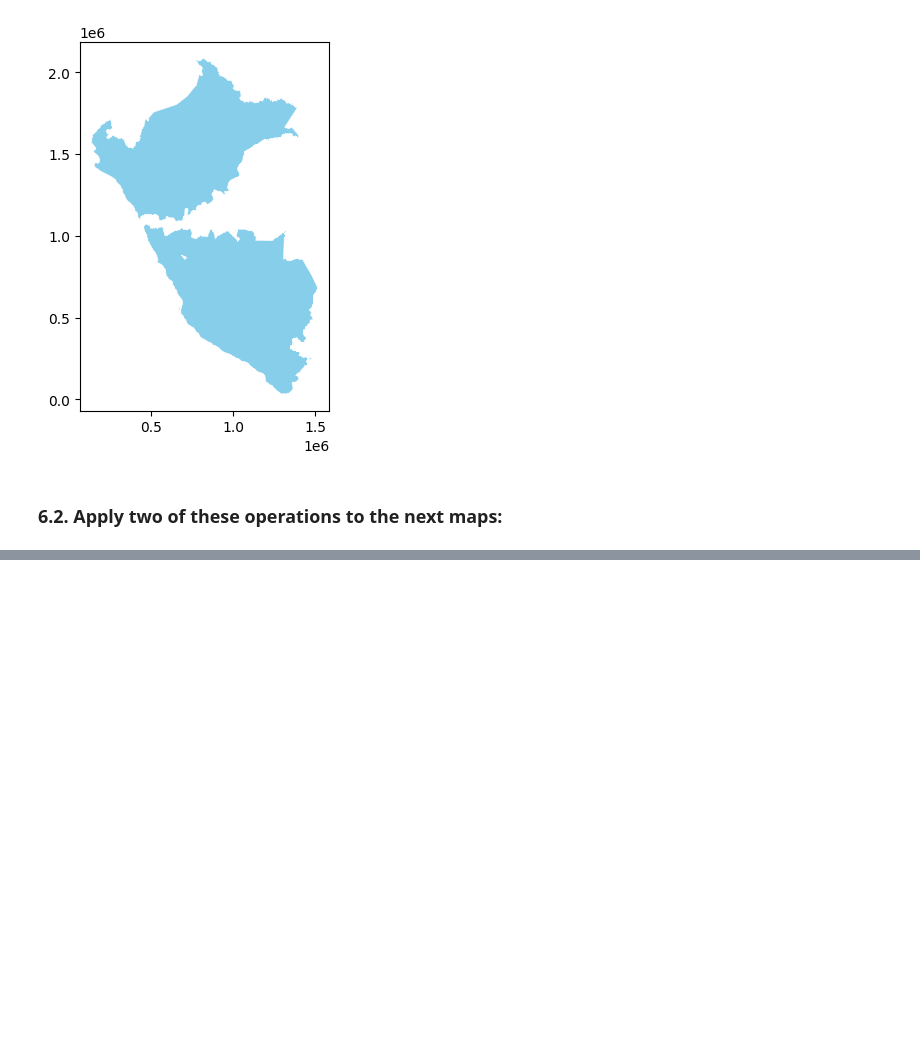
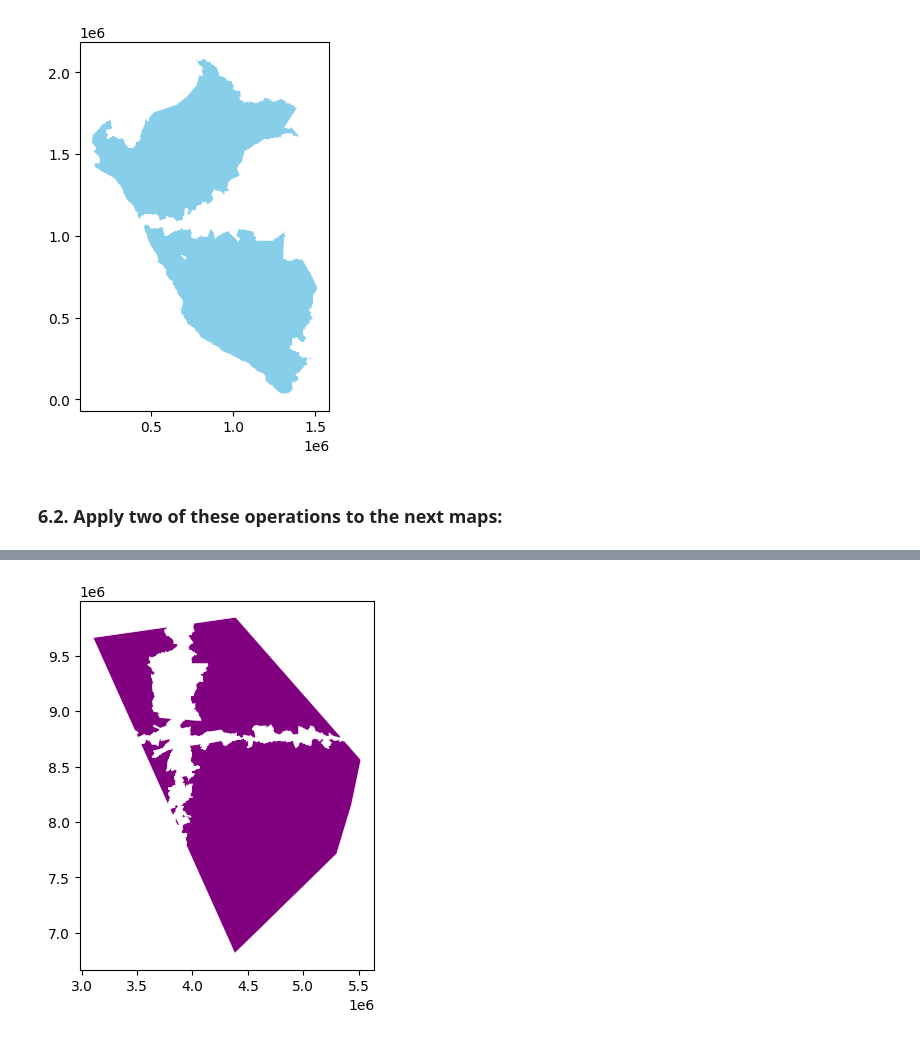
Before and after one commit to IntroSpatialDataScience/geodfEv3, a Jupyter notebook: Evaluacion3.ipynb, the cells around one changed output, grey strips where cells are left out. Cells and saved outputs as stored; diff of their text form; code cells hidden in the pictures; blank space fills up the shorter version.

```diff
--- a/Evaluacion3.ipynb
+++ b/Evaluacion3.ipynb
@@ -528,0 +560,6 @@ plt.show()
+# %%
+br1 = LargeAirport_hull.overlay(muniMidBrazil,how="difference",keep_geom_type=True).dissolve()
+br1.plot(facecolor='purple',edgecolor='white',linewidth=0.4)
+plt.show()
+# %% [output]
+[figure, added]
```
Also changed, not shown: parts of 6 cells of this notebook.
